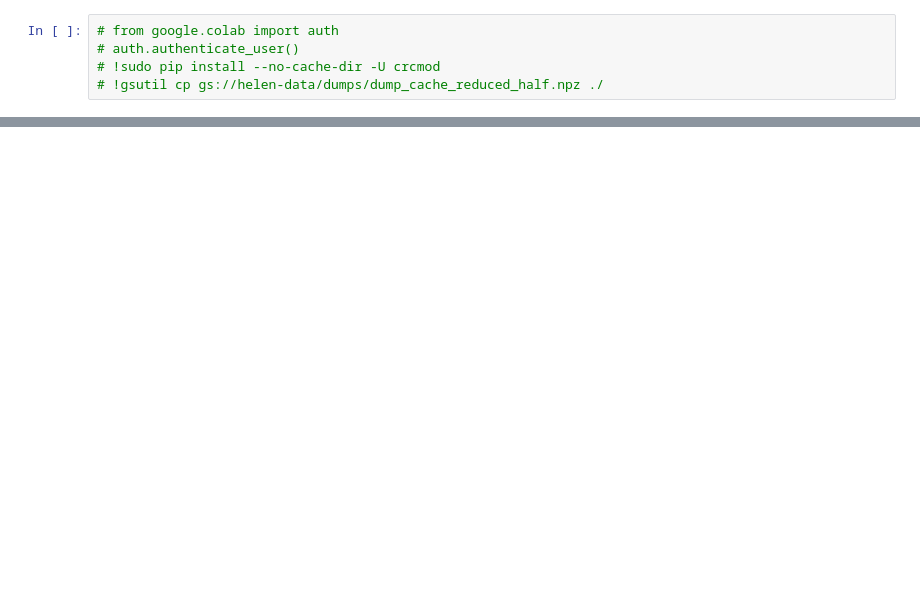
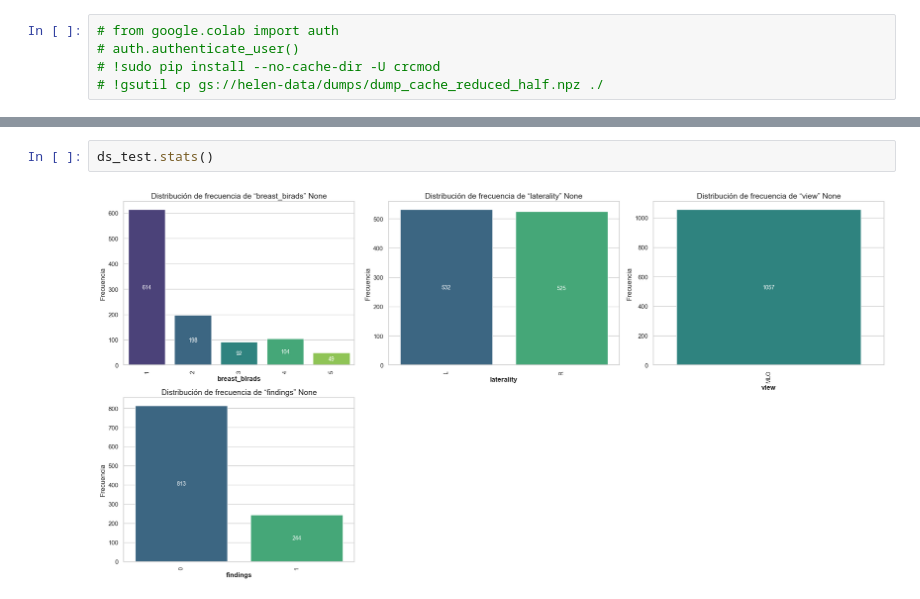
Before and after one commit to emiliodelgadouy/tesis, a Jupyter notebook: wip.ipynb, the cells around one changed output, grey strips where cells are left out. Saved outputs shown, nothing was run; the diff lists cells and outputs as text; blank space fills up the shorter version.

```diff
--- a/wip.ipynb
+++ b/wip.ipynb
@@ -24 +44,5 @@ ds_test = dataset[dataset["split"] == "test"]
+# %%
+ds_test.stats()
+# %% [output]
+[figure, added]
 # %%
```
Also changed, not shown: parts of 8 cells of this notebook, 1 other file.
